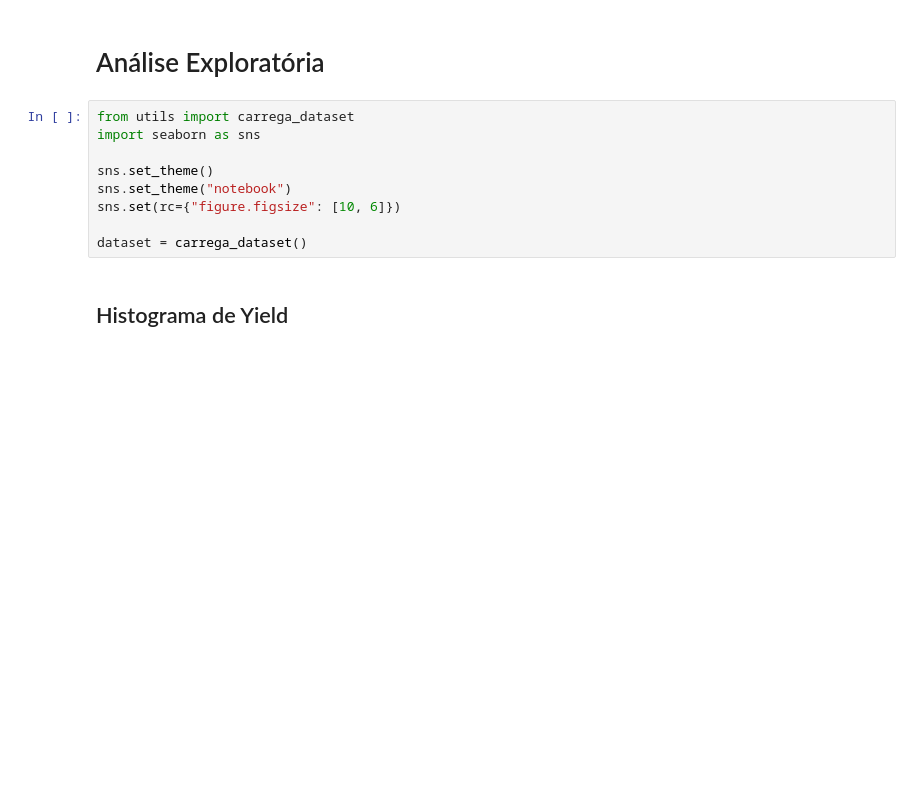
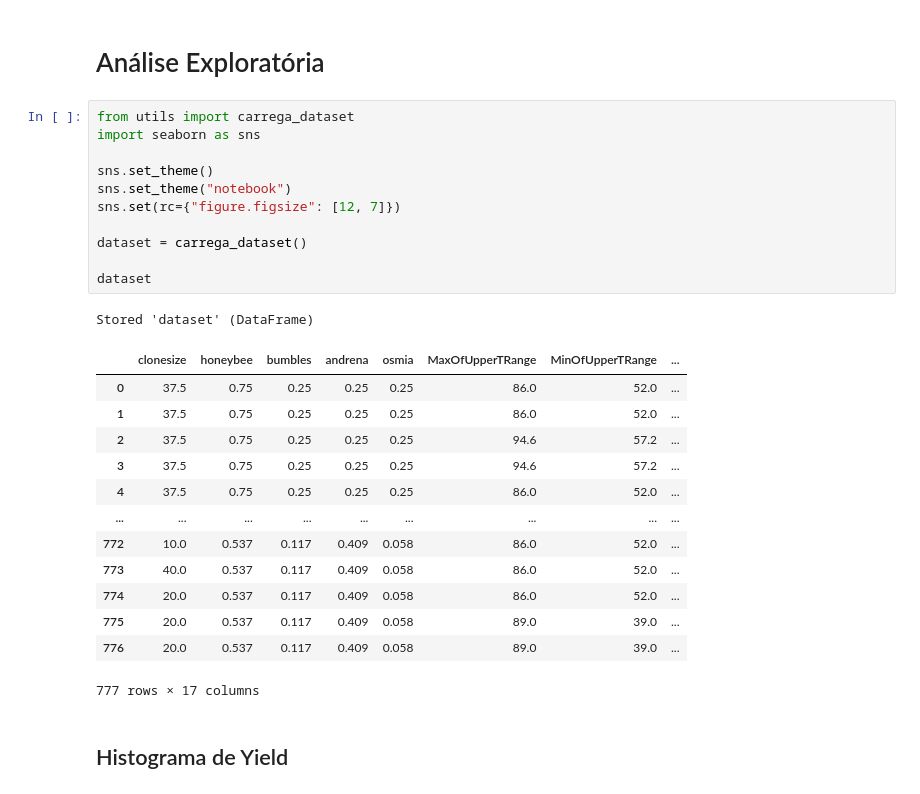
Before and after one commit to gui-lisboa/ML_Trabalho, a Jupyter notebook: analise_exploratoria.ipynb, the cells around one changed output. Drawn from its saved outputs; the diff is of its cells as text; blank space fills up the shorter version.

```diff
--- a/analise_exploratoria.ipynb
+++ b/analise_exploratoria.ipynb
@@ -3,12 +3,29 @@
 # %%
 from utils import carrega_dataset
 import seaborn as sns
 
 sns.set_theme()
 sns.set_theme("notebook")
-sns.set(rc={"figure.figsize": [10, 6]})
+sns.set(rc={"figure.figsize": [12, 7]})
 
 dataset = carrega_dataset()
+
+dataset
+# %% [output]
+Stored 'dataset' (DataFrame)
+|  | clonesize | honeybee | bumbles | andrena | osmia | MaxOfUpperTRange | MinOfUpperTRange | ... |
+| 0 | 37.5 | 0.75 | 0.25 | 0.25 | 0.25 | 86.0 | 52.0 | ... |
+| 1 | 37.5 | 0.75 | 0.25 | 0.25 | 0.25 | 86.0 | 52.0 | ... |
+| 2 | 37.5 | 0.75 | 0.25 | 0.25 | 0.25 | 94.6 | 57.2 | ... |
+| 3 | 37.5 | 0.75 | 0.25 | 0.25 | 0.25 | 94.6 | 57.2 | ... |
+| 4 | 37.5 | 0.75 | 0.25 | 0.25 | 0.25 | 86.0 | 52.0 | ... |
+| ... | ... | ... | ... | ... | ... | ... | ... | ... |
+| 772 | 10.0 | 0.537 | 0.117 | 0.409 | 0.058 | 86.0 | 52.0 | ... |
+| 773 | 40.0 | 0.537 | 0.117 | 0.409 | 0.058 | 86.0 | 52.0 | ... |
+| 774 | 20.0 | 0.537 | 0.117 | 0.409 | 0.058 | 86.0 | 52.0 | ... |
+| 775 | 20.0 | 0.537 | 0.117 | 0.409 | 0.058 | 89.0 | 39.0 | ... |
+| 776 | 20.0 | 0.537 | 0.117 | 0.409 | 0.058 | 89.0 | 39.0 | ... |
+777 rows × 17 columns
 # %% [markdown]
 ## Histograma de Yield
 # %%
```
Also changed, not shown: parts of 7 cells of this notebook.
